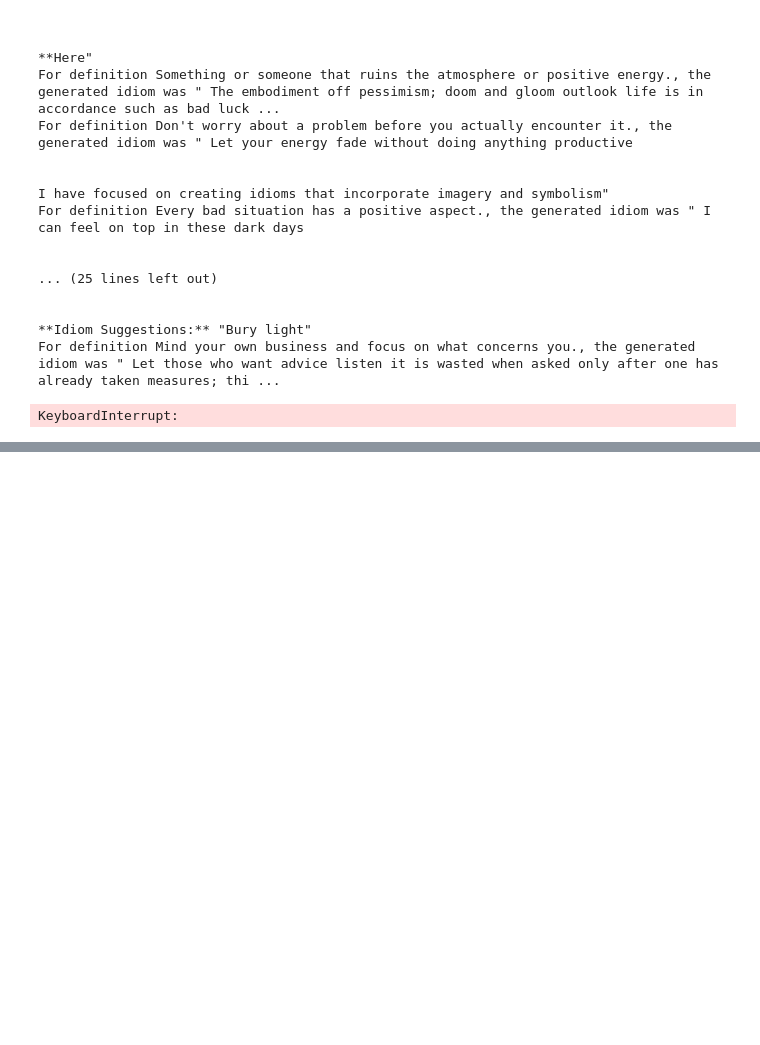
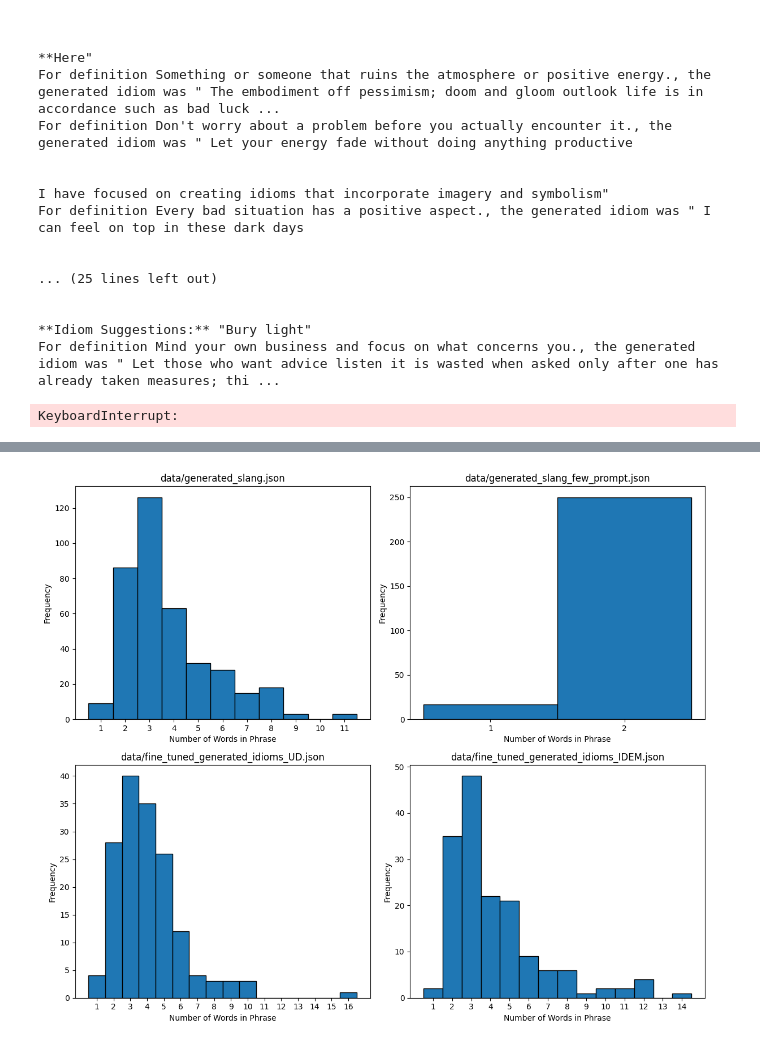
Before and after one commit to Brock555555/175Project, a Jupyter notebook: project.ipynb, the cells around one changed output, grey strips where cells are left out. Saved outputs shown, nothing was run; the diff lists cells and outputs as text; code cells hidden in the pictures; blank space fills up the shorter version.

```diff
--- a/project.ipynb
+++ b/project.ipynb
@@ -6,0 +50,9 @@ cuda
+# %%
+results = output[0]["generated_text"][-1]["content"].split(": ")
+for i, slang in enumerate(results):
+        print(f"{i+1}. {slang.strip()}")
+# %%
+import json
+
+with open("data/generated_slang.json", "w") as f:
+    json.dump(results, f, indent=4)
@@ -7,3 +93,10 @@ cuda
+# %%
+results = output_few[0]["generated_text"][-1]["content"].split(": ")
+for i, slang in enumerate(results):
+        print(f"{i+1}. {slang.strip()}")
+
+with open("generated_slang_few_prompt.json", "w") as f:
+    json.dump(results, f, indent=4)
 # %%
 from transformers import AutoModelForCausalLM, AutoTokenizer
 
@@ -101,0 +520,37 @@ KeyboardInterrupt:
+# %%
+fig, axs = plt.subplots(2, 2, figsize=(12, 10))
+
+files = ["data/generated_slang.json", "data/generated_slang_few_prompt.json", "data/fine_tuned_generated_idioms_UD.json", "data/fine_tuned_generated_idioms_IDEM.json"]
+
+total_singles = []
+total_multis = []
+
+for ax, file in zip(axs.flatten(), files):
+    with open(file, "r", encoding="utf-8") as f:
+        lines = json.load(f)
+
+    singles = [line for line in lines if len(line.strip().split()) == 1]
+    multi = [line for line in lines if len(line.strip().split()) > 1]
+
+    total_singles.append(singles)
+    total_multis.append(multi)
+
+    num_words = [len(p.split()) for p in multi]
+    num_words_single = [1 for _ in singles]
+    total_num_words = num_words + num_words_single
+
+    ax.hist(
+        total_num_words,
+        bins=range(1, max(total_num_words) + 2),
+        align='left',
+        edgecolor='black'
+    )
+
+    ax.set_title(file)
+    ax.set_xlabel("Number of Words in Phrase")
+    ax.set_ylabel("Frequency")
+    ax.set_xticks(range(1, max(total_num_words) + 1))
+plt.tight_layout()
+plt.show()
+# %% [output]
+[figure, added]
```
Also changed, not shown: parts of 39 cells of this notebook, 5 other files.
